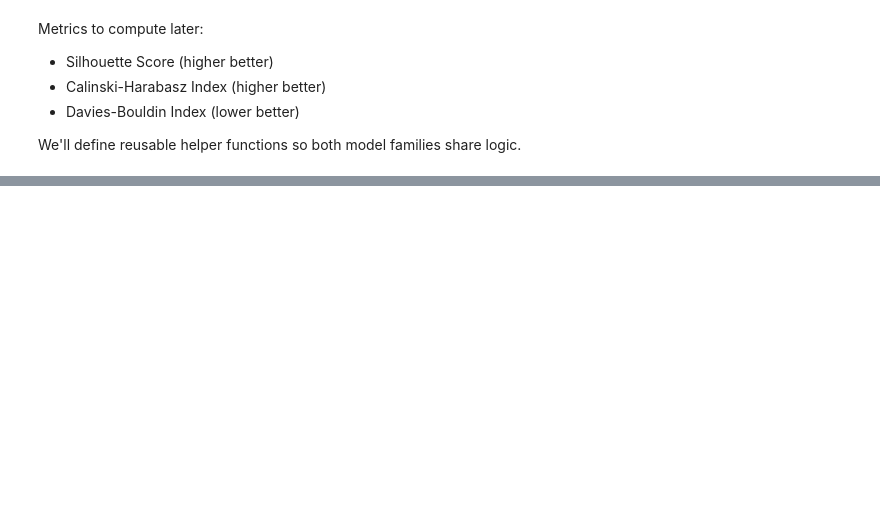
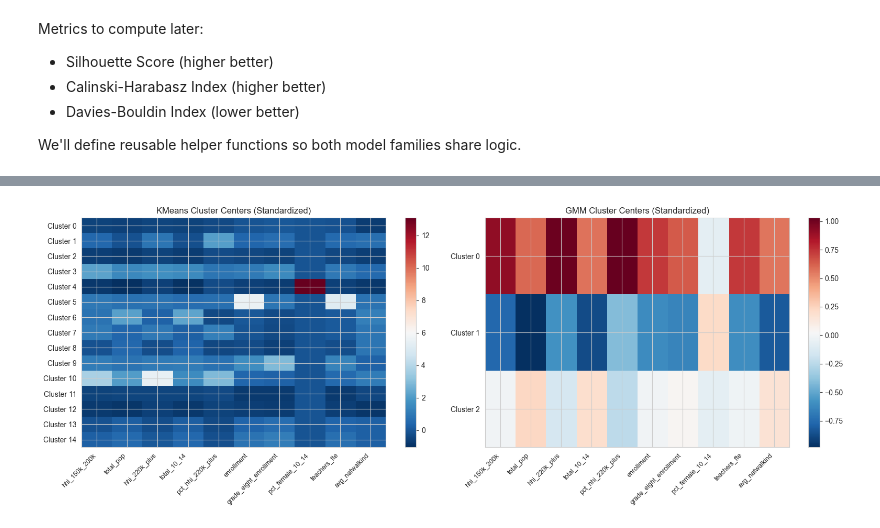
Before and after one commit to leonardosor/milestone2, a Jupyter notebook: src/unsupervised.ipynb, the cells around one changed output, grey strips where cells are left out. Saved outputs shown, nothing was run; the diff lists cells and outputs as text; code cells hidden in the pictures; blank space fills up the shorter version.

```diff
--- a/src/unsupervised.ipynb
+++ b/src/unsupervised.ipynb
@@ -596,0 +1353,88 @@ The metadata file contains hyperparameters and validation metrics captured at sa
+# %%
+# --- Cluster Characterization: Statistical Profiles ---
+
+print("=== CLUSTER CHARACTERIZATION ===\n")
+
+# Get top 10 most important features for detailed profiling
+top_10_features = feature_importance.head(10)['Feature'].tolist()
+
+# Add cluster labels to original numeric dataframe
+profile_df_kmeans = df_numeric[top_10_features].copy()
+profile_df_kmeans['cluster'] = labels_kmeans
+
+profile_df_gmm = df_numeric[top_10_features].copy()
+profile_df_gmm['cluster'] = labels_gmm
+
+# KMeans cluster profiles
+print("KMeans - Cluster Profiles (Top 10 Features):")
+kmeans_profiles = profile_df_kmeans.groupby('cluster').agg(['mean', 'std', 'median', 'min', 'max'])
+display(kmeans_profiles.round(3))
+
+# GMM cluster profiles
+print("\nGMM - Cluster Profiles (Top 10 Features):")
+gmm_profiles = profile_df_gmm.groupby('cluster').agg(['mean', 'std', 'median', 'min', 'max'])
+display(gmm_profiles.round(3))
+
+# Create heatmap of cluster centers (standardized features)
+print("\n=== CLUSTER CENTER HEATMAPS ===")
+
+# KMeans centers for top features
+top_feature_indices = [df_numeric.columns.get_loc(f) for f in top_10_features]
+kmeans_centers_top = kmeans_centers[:, top_feature_indices]
+
+fig, axes = plt.subplots(1, 2, figsize=(16, 6))
+
+# KMeans heatmap
+im1 = axes[0].imshow(kmeans_centers_top, cmap='RdBu_r', aspect='auto', interpolation='nearest')
+axes[0].set_xticks(range(len(top_10_features)))
+axes[0].set_xticklabels(top_10_features, rotation=45, ha='right', fontsize=9)
+axes[0].set_yticks(range(best_kmeans_params['kmeans_n_clusters']))
+axes[0].set_yticklabels([f"Cluster {i}" for i in range(best_kmeans_params['kmeans_n_clusters'])])
+axes[0].set_title('KMeans Cluster Centers (Standardized)')
+plt.colorbar(im1, ax=axes[0])
+
+# GMM centers (empirical) for top features
+gmm_centers_top = gmm_centers[:, top_feature_indices]
+im2 = axes[1].imshow(gmm_centers_top, cmap='RdBu_r', aspect='auto', interpolation='nearest')
+axes[1].set_xticks(range(len(top_10_features)))
+axes[1].set_xticklabels(top_10_features, rotation=45, ha='right', fontsize=9)
+axes[1].set_yticks(range(best_gmm_params['gmm_n_components']))
+axes[1].set_yticklabels([f"Cluster {i}" for i in range(best_gmm_params['gmm_n_components'])])
+axes[1].set_title('GMM Cluster Centers (Standardized)')
+plt.colorbar(im2, ax=axes[1])
+
+plt.tight_layout()
+plt.savefig(MODEL_DIR / 'cluster_center_heatmaps.png', dpi=150, bbox_inches='tight')
+plt.show()
+
+print(f"\n📊 Cluster center heatmaps saved to: {MODEL_DIR / 'cluster_center_heatmaps.png'}")
+
+# Identify most distinctive clusters (highest variance in features)
+kmeans_cluster_distinctiveness = []
+for i in range(best_kmeans_params['kmeans_n_clusters']):
+    center_distances = np.linalg.norm(kmeans_centers - kmeans_centers[i], axis=1)
+    center_distances[i] = np.inf  # Exclude self
+    kmeans_cluster_distinctiveness.append({
+        'Cluster': i,
+        'Min_Distance_to_Other': center_distances.min(),
+        'Mean_Distance_to_Others': center_distances[center_distances != np.inf].mean()
+    })
+
+kmeans_distinct_df = pd.DataFrame(kmeans_cluster_distinctiveness)
+print("\nKMeans - Cluster Distinctiveness (Distance from other clusters):")
+display(kmeans_distinct_df.round(4))
+
+gmm_cluster_distinctiveness = []
+for i in range(best_gmm_params['gmm_n_components']):
+    center_distances = np.linalg.norm(gmm_centers - gmm_centers[i], axis=1)
+    center_distances[i] = np.inf  # Exclude self
+    gmm_cluster_distinctiveness.append({
+        'Cluster': i,
+        'Min_Distance_to_Other': center_distances.min(),
+        'Mean_Distance_to_Others': center_distances[center_distances != np.inf].mean()
+    })
+
+gmm_distinct_df = pd.DataFrame(gmm_cluster_distinctiveness)
+print("\nGMM - Cluster Distinctiveness (Distance from other clusters):")
+display(gmm_distinct_df.round(4))
+# %% [output]
@@ -596,0 +1472 @@ The metadata file contains hyperparameters and validation metrics captured at sa
+[figure, added]
```
Also changed, not shown: parts of 19 cells of this notebook, 4 other files.
